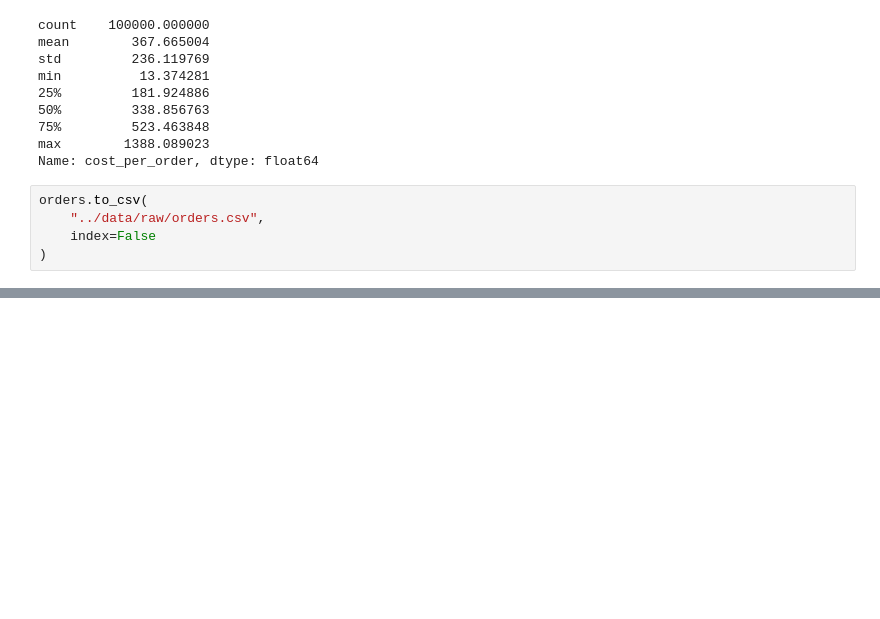
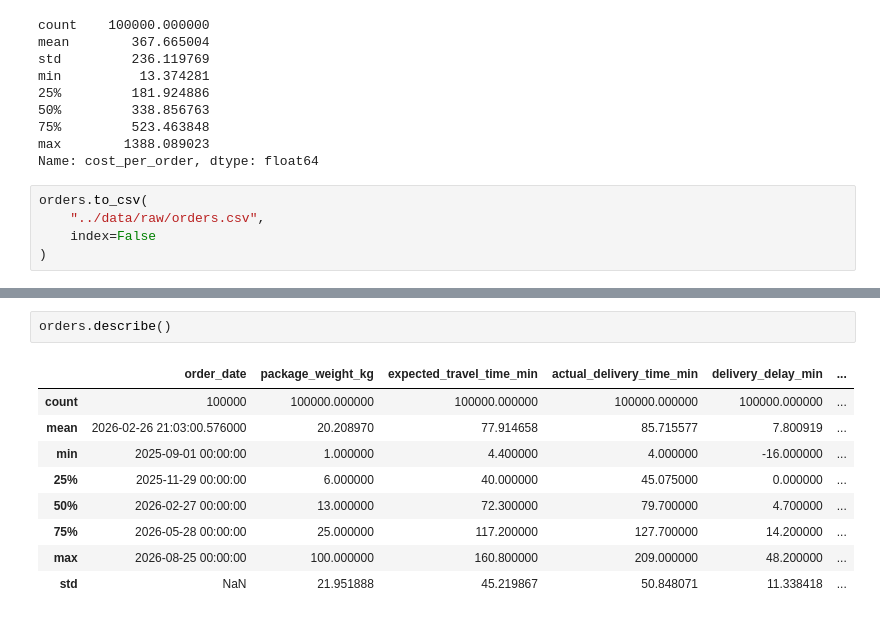
Before and after one commit to AdityaChauhan10363/FleetFlow, a Jupyter notebook: notebooks/01_data_generation.ipynb, the cells around one changed output, grey strips where cells are left out. Cells and saved outputs as stored; diff of their text form; blank space fills up the shorter version.

```diff
--- a/notebooks/01_data_generation.ipynb
+++ b/notebooks/01_data_generation.ipynb
@@ -1308,0 +1413,12 @@ orders.to_csv(
+# %%
+orders.describe()
+# %% [output]
+|  | order_date | package_weight_kg | expected_travel_time_min | actual_delivery_time_min | delivery_delay_min | ... |
+| count | 100000 | 100000.000000 | 100000.000000 | 100000.000000 | 100000.000000 | ... |
+| mean | 2026-02-26 21:03:00.576000 | 20.208970 | 77.914658 | 85.715577 | 7.800919 | ... |
+| min | 2025-09-01 00:00:00 | 1.000000 | 4.400000 | 4.000000 | -16.000000 | ... |
+| 25% | 2025-11-29 00:00:00 | 6.000000 | 40.000000 | 45.075000 | 0.000000 | ... |
+| 50% | 2026-02-27 00:00:00 | 13.000000 | 72.300000 | 79.700000 | 4.700000 | ... |
+| 75% | 2026-05-28 00:00:00 | 25.000000 | 117.200000 | 127.700000 | 14.200000 | ... |
+| max | 2026-08-25 00:00:00 | 100.000000 | 160.800000 | 209.000000 | 48.200000 | ... |
+| std | NaN | 21.951888 | 45.219867 | 50.848071 | 11.338418 | ... |
```
Also changed, not shown: parts of 6 cells of this notebook.
